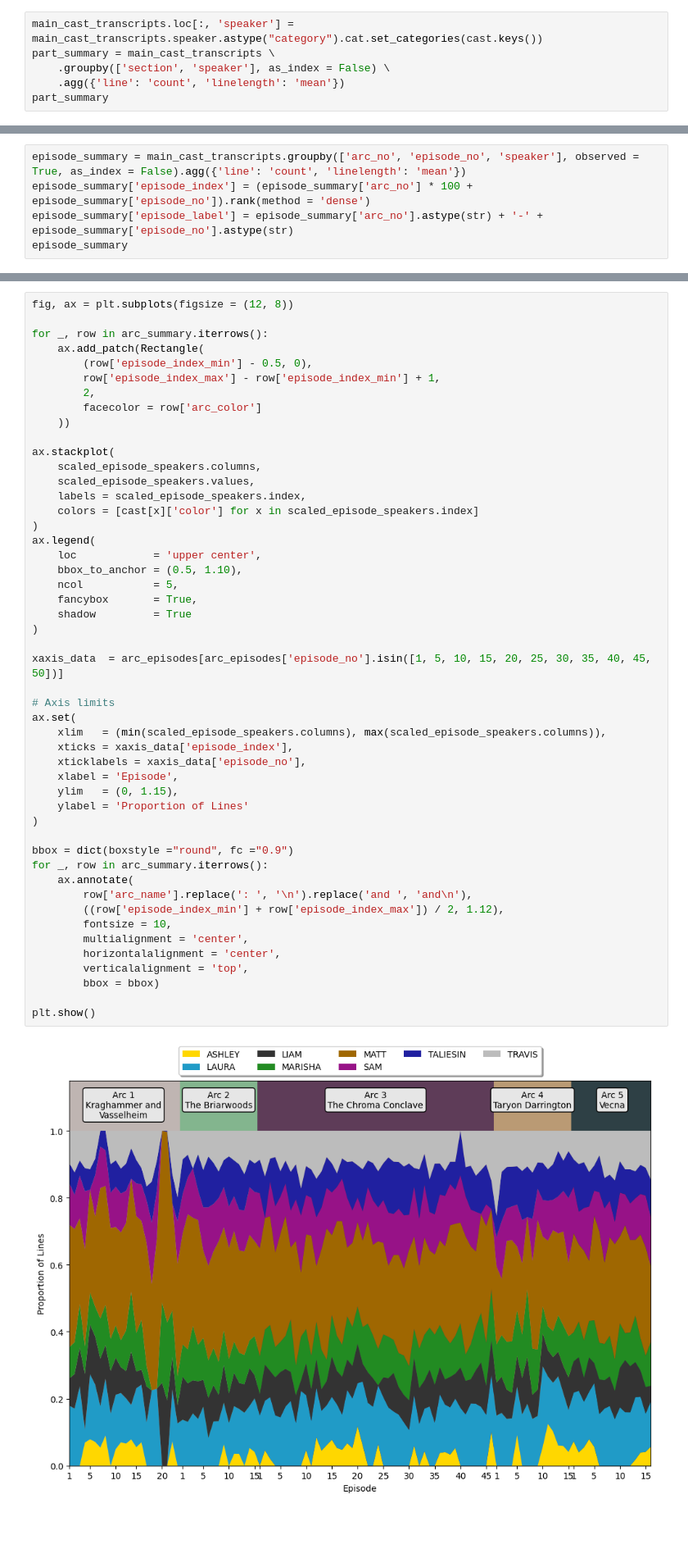
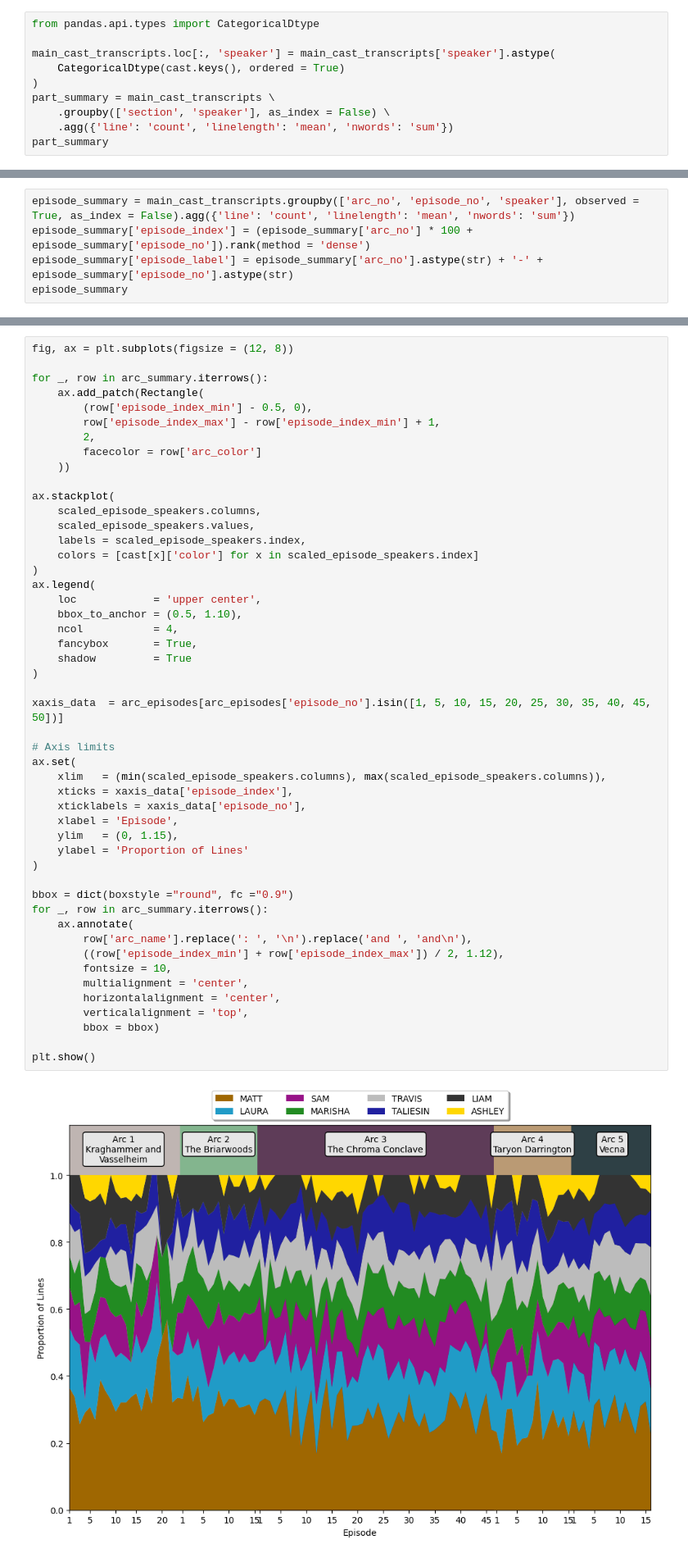
Before and after one commit to wmchad/CritRoleAI, a Jupyter notebook: notebooks/exploration/01_explore_campaign_1.ipynb, the cells around one changed output, grey strips where cells are left out. Shown at 82% size. Drawn from its saved outputs; the diff is of its cells as text; blank space fills up the shorter version.

```diff
--- a/notebooks/exploration/01_explore_campaign_1.ipynb
+++ b/notebooks/exploration/01_explore_campaign_1.ipynb
@@ -219,7 +223,11 @@ As we might expect, Matt spends the most time talking, as he is the DM. The othe
 # %%
-main_cast_transcripts.loc[:, 'speaker'] = main_cast_transcripts.speaker.astype("category").cat.set_categories(cast.keys())
+from pandas.api.types import CategoricalDtype
+
+main_cast_transcripts.loc[:, 'speaker'] = main_cast_transcripts['speaker'].astype(
+    CategoricalDtype(cast.keys(), ordered = True)
+)
 part_summary = main_cast_transcripts \
     .groupby(['section', 'speaker'], as_index = False) \
-    .agg({'line': 'count', 'linelength': 'mean'})
+    .agg({'line': 'count', 'linelength': 'mean', 'nwords': 'sum'})
 part_summary
 # %% [output]
@@ -270,7 +300,7 @@ As might be expected, the percentage of speaking doesn't change much between the
 
 Let's look at how speaking percentage changed across episodes. Maybe someone started talking much less but ended up talking more, and we should be able to see when Ashley was absent.
 # %%
-episode_summary = main_cast_transcripts.groupby(['arc_no', 'episode_no', 'speaker'], observed = True, as_index = False).agg({'line': 'count', 'linelength': 'mean'})
+episode_summary = main_cast_transcripts.groupby(['arc_no', 'episode_no', 'speaker'], observed = True, as_index = False).agg({'line': 'count', 'linelength': 'mean', 'nwords': 'sum'})
 episode_summary['episode_index'] = (episode_summary['arc_no'] * 100 + episode_summary['episode_no']).rank(method = 'dense')
 episode_summary['episode_label'] = episode_summary['arc_no'].astype(str) + '-' + episode_summary['episode_no'].astype(str)
 episode_summary
@@ -412,34 +523,34 @@ ax.stackplot(
 ax.legend(
     loc            = 'upper center',
     bbox_to_anchor = (0.5, 1.10),
-    ncol           = 5,
+    ncol           = 4,
     fancybox       = True,
     shadow         = True
 )
 
 xaxis_data  = arc_episodes[arc_episodes['episode_no'].isin([1, 5, 10, 15, 20, 25, 30, 35, 40, 45, 50])]
 
 # Axis limits
 ax.set(
     xlim   = (min(scaled_episode_speakers.columns), max(scaled_episode_speakers.columns)),
     xticks = xaxis_data['episode_index'],
     xticklabels = xaxis_data['episode_no'],
     xlabel = 'Episode',
     ylim   = (0, 1.15),
     ylabel = 'Proportion of Lines'
 )
 
 bbox = dict(boxstyle ="round", fc ="0.9")
 for _, row in arc_summary.iterrows():
     ax.annotate(
         row['arc_name'].replace(': ', '\n').replace('and ', 'and\n'),
         ((row['episode_index_min'] + row['episode_index_max']) / 2, 1.12),
         fontsize = 10,
         multialignment = 'center',
         horizontalalignment = 'center',
         verticalalignment = 'top',
         bbox = bbox)
 
 plt.show()
 # %% [output]
-[figure, old version]
+[figure, new version]
```
Also changed, not shown: parts of 30 cells of this notebook, 1 other file.
